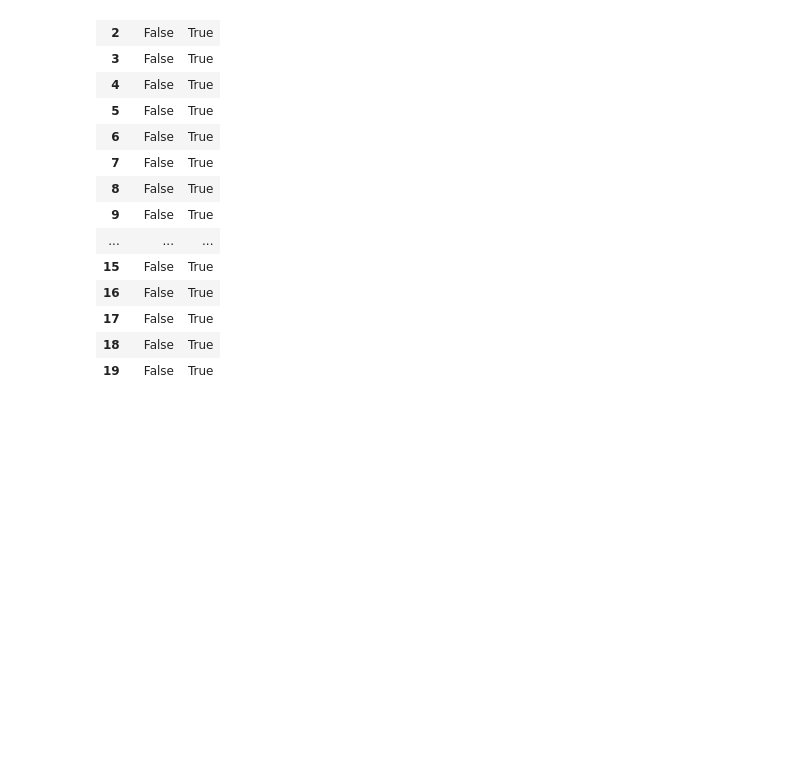
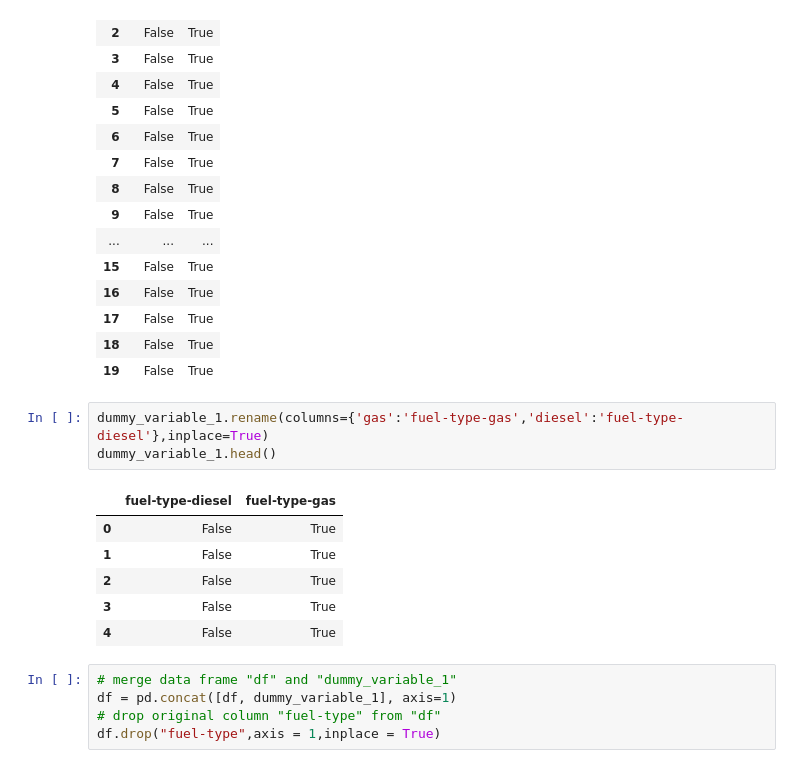
Before and after one commit to CyberWol-12/-Analyzing-Historical-Stock-Revenue-Data-and-Building-a-Dashboard, a Jupyter notebook: PYTHON_ANALYTICS_FULL_PRACTICE.IPYNB, the cells around one changed output. Cells and saved outputs as stored; diff of their text form; blank space fills up the shorter version.

```diff
--- a/PYTHON_ANALYTICS_FULL_PRACTICE.IPYNB
+++ b/PYTHON_ANALYTICS_FULL_PRACTICE.IPYNB
@@ -585,3 +585,18 @@ dummy_variable_1.head(20)
 | 17 | False | True |
 | 18 | False | True |
 | 19 | False | True |
+# %%
+dummy_variable_1.rename(columns={'gas':'fuel-type-gas','diesel':'fuel-type-diesel'},inplace=True)
+dummy_variable_1.head()
+# %% [output]
+|  | fuel-type-diesel | fuel-type-gas |
+| 0 | False | True |
+| 1 | False | True |
+| 2 | False | True |
+| 3 | False | True |
+| 4 | False | True |
+# %%
+# merge data frame "df" and "dummy_variable_1"
+df = pd.concat([df, dummy_variable_1], axis=1)
+# drop original column "fuel-type" from "df"
+df.drop("fuel-type",axis = 1,inplace = True)
```
Also changed, not shown: parts of 1 cell of this notebook.
